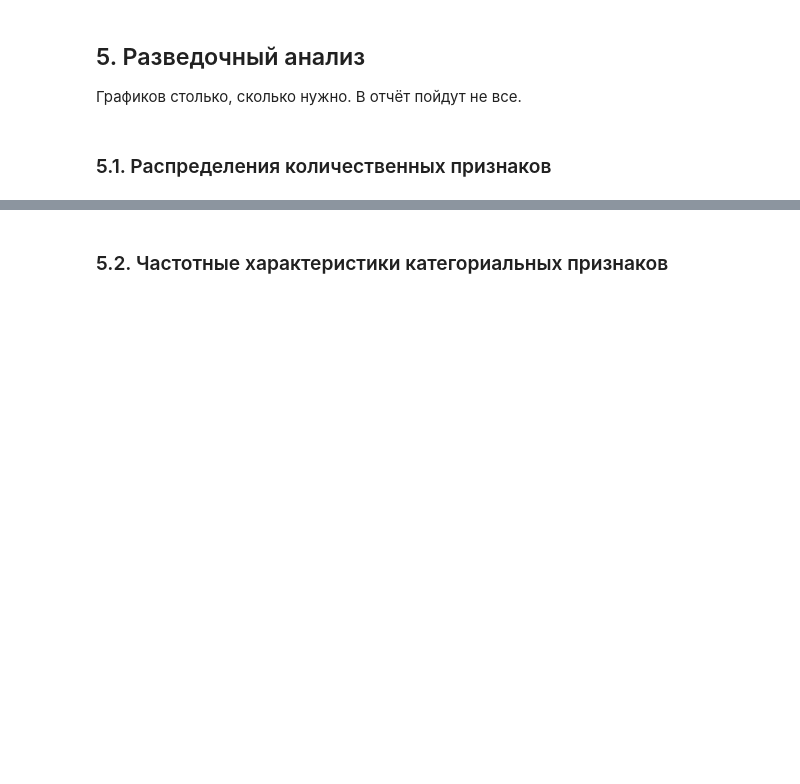
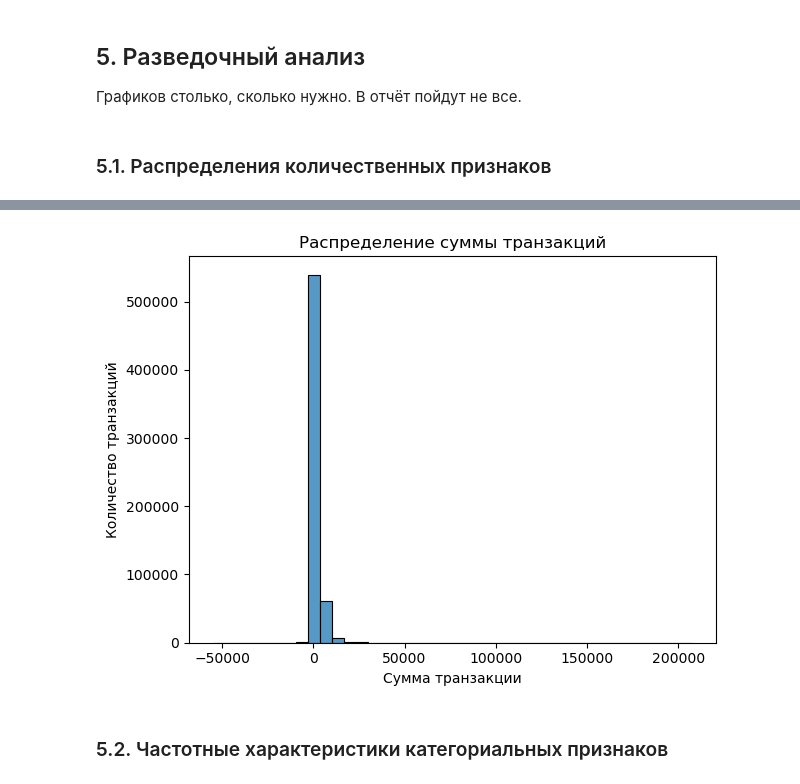
Before and after one commit to eltrukhan/Trukhan_Elizaveta_Lab1, a Jupyter notebook: 01_analysis.ipynb, the cells around one changed output, grey strips where cells are left out. Cells and saved outputs as stored; diff of their text form; code cells hidden in the pictures; blank space fills up the shorter version.

```diff
--- a/01_analysis.ipynb
+++ b/01_analysis.ipynb
@@ -43,0 +222,15 @@ RAW_TXN = "transactions.csv"
+# %%
+s = txn["txn_datetime"].astype(str).str.strip()
+parsed = pd.Series(pd.NaT, index=s.index)
+
+formats = [
+    "%d.%m.%Y %H:%M:%S",   # 28.07.2024 15:21:53
+    "%d.%m.%Y %H:%M",      # 28.07.2024 15:21
+    "%d.%m.%Y",            # 28.07.2024
+]
+
+for fmt in formats:
+    mask = parsed.isna() & s.notna()
+    parsed[mask] = pd.to_datetime(s[mask], format=fmt, errors="coerce")
+
+txn["txn_datetime"] = parsed.dt.normalize()
@@ -57,0 +375,23 @@ RAW_TXN = "transactions.csv"
+# %%
+n_rows = len(txn)
+values_before = sorted(txn["category"].dropna().unique().tolist())
+
+['Развлечения и досуг' 'Продукты' 'Транспорт' 'Кафе и рестораны' 'АЗС'
+ 'Онлайн-сервисы' 'Одежда и обувь' 'Аптеки' 'Связь и Интернет'
+ 'Связь и интернет' 'Кафе/рестораны' 'кафе и рестораны']
+
+city_mapping = {
+    "Кафе/рестораны": "Кафе и рестораны",
+    "кафе и рестораны": "Кафе и рестораны"
+}
+
+def normalize_category(value):
+    if pd.isna(value):
+        return value
+    s = str(value)
+    return city_mapping.get(s, value)
+
+txn["category"] = txn["category"].apply(normalize_category)
+
+values_after = sorted(txn["category"].dropna().unique().tolist())
+print(len(values_before), len(values_after))
@@ -86,2 +479,11 @@ cleaning_log = pd.DataFrame(columns=[
+# %%
+sns.histplot(data = txn, x = "amount", bins = 40)
+plt.title("Распределение суммы транзакций")
+plt.xlabel("Сумма транзакции")
+plt.ylabel("Количество транзакций")
+plt.tight_layout()
+plt.show()
+# %% [output]
+[figure, added]
 # %% [markdown]
 ### 5.2. Частотные характеристики категориальных признаков
```
Also changed, not shown: parts of 44 cells of this notebook.
